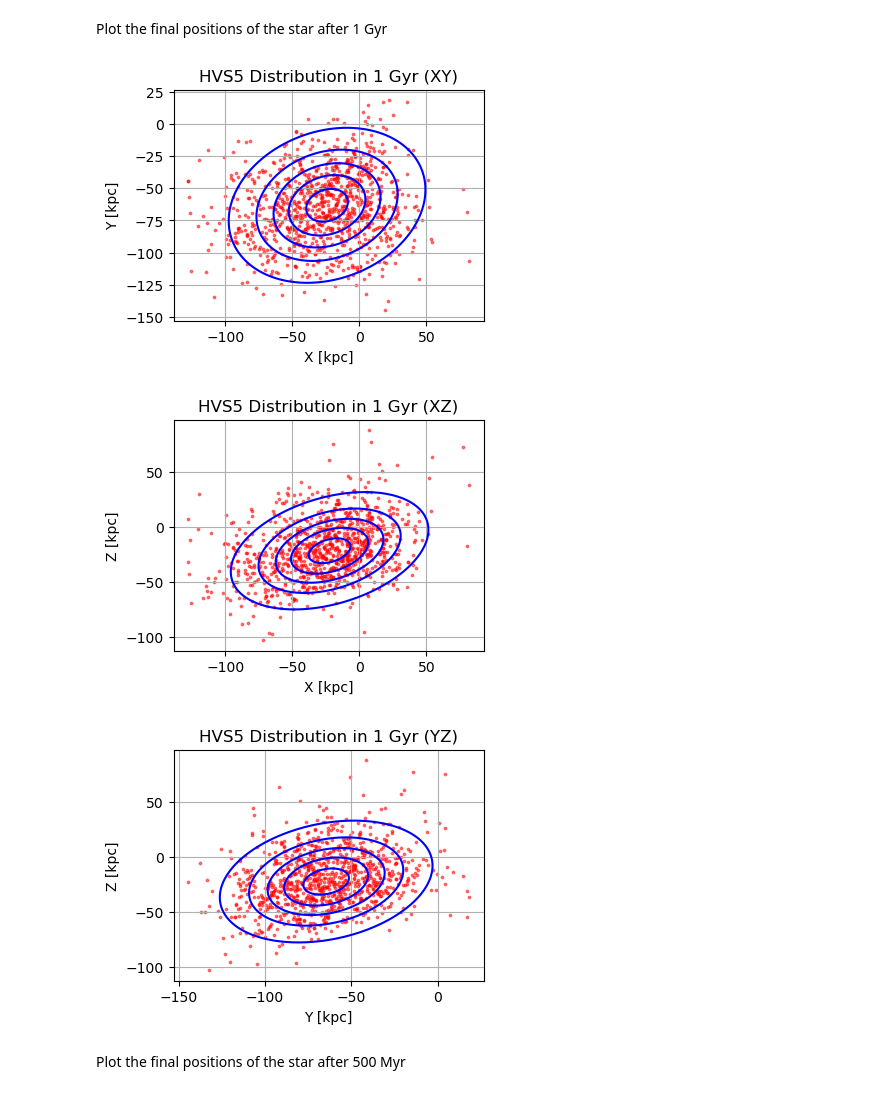
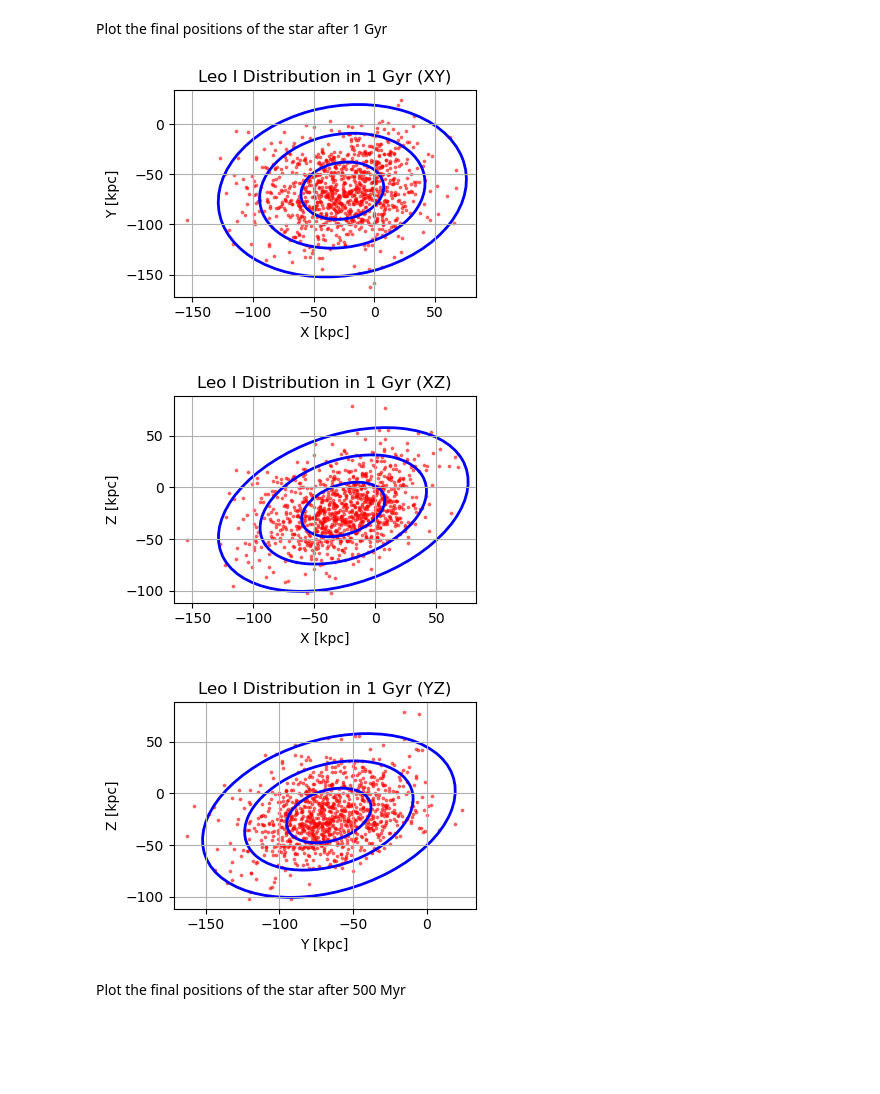
Before and after one commit to HaydenTedrake/HPV_project, a Jupyter notebook: LeoI.ipynb, the cells around one changed output. Saved outputs shown, nothing was run; the diff lists cells and outputs as text; code cells hidden in the pictures; blank space fills up the shorter version.

Commit message:
all plots doneee

```diff
--- a/LeoI.ipynb
+++ b/LeoI.ipynb
@@ -133,28 +96,56 @@ def fit_and_plot_2d_gaussian(x_vals, y_vals, plane, coord1, coord2, time):
+# %%
+def plot_ellipse(x_vals, y_vals, plane, time):
+    pos = np.column_stack((x_vals, y_vals))
+    mean = np.mean(pos, axis=0)
+    cov = np.cov(pos, rowvar=False)
+
+    eigvals, eigvecs = np.linalg.eigh(cov)
+    order = eigvals.argsort()[::-1]
+    eigvals, eigvecs = eigvals[order], eigvecs[:, order]
+
+    angle = np.degrees(np.arctan2(*eigvecs[:, 0][::-1]))
+
+    fig, ax = plt.subplots(figsize=(4, 3))
+    ax.scatter(x_vals, y_vals, s=3, color='red', alpha=0.5)
+
+    # Confidence levels: 1σ (68%), 2σ (95%), 3σ (99.7%)
+    for nsig in [1, 2, 3]:
+        width, height = 2 * nsig * np.sqrt(eigvals)
+        ellipse = Ellipse(xy=mean, width=width, height=height, angle=angle,
+                          edgecolor='blue', fc='None', lw=2, label=f"{nsig}σ")
+        ax.add_patch(ellipse)
+
+    ax.set_xlabel(f"{plane[0]} [kpc]")
+    ax.set_ylabel(f"{plane[1]} [kpc]")
+    ax.set_title(f"Leo I Distribution in {time} ({plane})")
+    ax.grid(True)
+    plt.tight_layout()
+    plt.show()
 # %% [markdown]
 Plot the final positions of the star after 1 Gyr
 # %%
 red_points = []
 
 for i, orbit in enumerate(orbits1):
     final_pos = orbit[-1].pos.xyz.to(u.kpc).value[:3]
     if i == 0:
         pass
     else:
         red_points.append(final_pos)
 
 red_points = np.array(red_points)
 
 x = red_points[:, 0]
 y = red_points[:, 1]
 z = red_points[:, 2]
 
-fit_and_plot_2d_gaussian(x, y, "XY", 0, 1, "1 Gyr")
-fit_and_plot_2d_gaussian(x, z, "XZ", 0, 2, "1 Gyr")
-fit_and_plot_2d_gaussian(y, z, "YZ", 1, 2, "1 Gyr")
+plot_ellipse(x, y, "XY", "1 Gyr")
+plot_ellipse(x, z, "XZ", "1 Gyr")
+plot_ellipse(y, z, "YZ", "1 Gyr")
 # %% [output]
-[figure, old version]
+[figure, new version]
-[figure, old version]
+[figure, new version]
-[figure, old version]
+[figure, new version]
 # %% [markdown]
 Plot the final positions of the star after 500 Myr
 # %%
```
Also changed, not shown: parts of 3 cells of this notebook, 2 other files.
